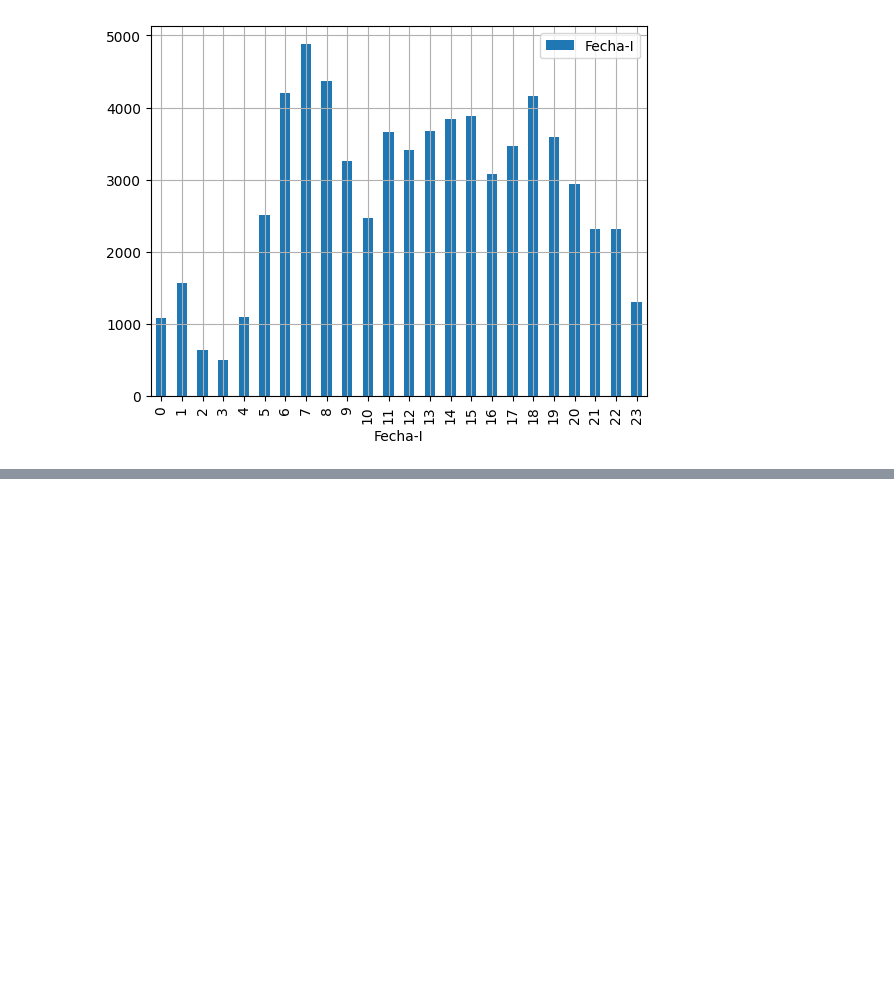
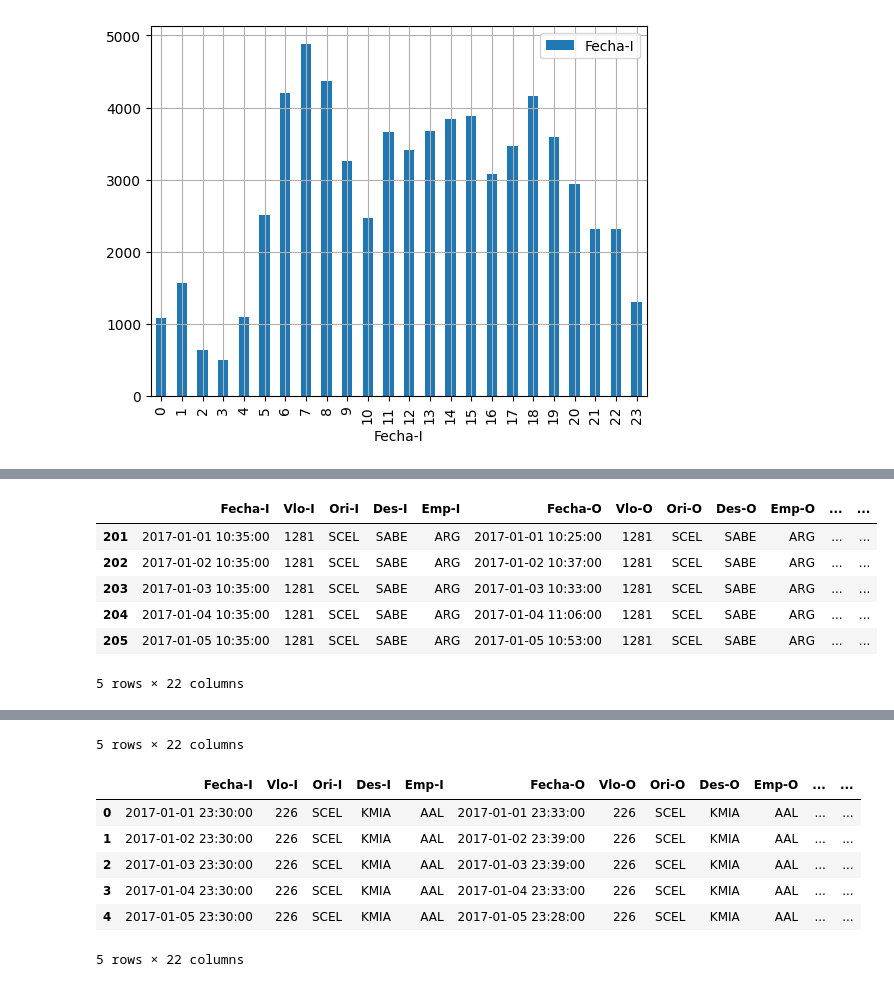
Before and after one commit to AlonsoLetelier/Data-Scientist-Challenge-LATAM, a Jupyter notebook: solutions.ipynb, the cells around one changed output, grey strips where cells are left out. Cells and saved outputs as stored; diff of their text form; code cells hidden in the pictures; blank space fills up the shorter version.

```diff
--- a/solutions.ipynb
+++ b/solutions.ipynb
@@ -301,0 +350,4 @@ Por último, al haber encontrado diferencias entre el areopuerto planificado de
+# %%
+# Define atraso_15
+flight_delay_data['atraso_15'] = (flight_delay_data['dif_min'] > 15).astype('Int8')
+flight_delay_data['atraso_15'].head(10)
@@ -301,0 +366,12 @@ Por último, al haber encontrado diferencias entre el areopuerto planificado de
+# %%
+# Sequentialy add values mañana, tarde y noche.
+morning_condition = (flight_delay_data['Fecha-I'].dt.hour > 4) & (flight_delay_data['Fecha-I'].dt.hour < 12)
+flight_delay_data['periodo_dia'] = morning_condition.replace({True: "mañana"}).copy()
+
+afternoon_condition = (flight_delay_data['Fecha-I'].dt.hour > 11) & (flight_delay_data['Fecha-I'].dt.hour < 19)
+flight_delay_data['periodo_dia'].loc[afternoon_condition] = afternoon_condition.replace({True: "tarde"}).copy()
+
+night_condition = (flight_delay_data['Fecha-I'].dt.hour > 18) | (flight_delay_data['Fecha-I'].dt.hour < 5)
+flight_delay_data['periodo_dia'].loc[night_condition] = night_condition.replace({True: "noche"}).copy()
+
+flight_delay_data['periodo_dia'].unique()
@@ -301,0 +388,12 @@ Por último, al haber encontrado diferencias entre el areopuerto planificado de
+# %%
+display(flight_delay_data[morning_condition].head())
+display(flight_delay_data[afternoon_condition].iloc[10000:10005])
+display(flight_delay_data[night_condition].head())
+# %% [output]
+|  | Fecha-I | Vlo-I | Ori-I | Des-I | Emp-I | Fecha-O | Vlo-O | Ori-O | Des-O | Emp-O | ... | ... |
+| 201 | 2017-01-01 10:35:00 | 1281 | SCEL | SABE | ARG | 2017-01-01 10:25:00 | 1281 | SCEL | SABE | ARG | ... | ... |
+| 202 | 2017-01-02 10:35:00 | 1281 | SCEL | SABE | ARG | 2017-01-02 10:37:00 | 1281 | SCEL | SABE | ARG | ... | ... |
+| 203 | 2017-01-03 10:35:00 | 1281 | SCEL | SABE | ARG | 2017-01-03 10:33:00 | 1281 | SCEL | SABE | ARG | ... | ... |
+| 204 | 2017-01-04 10:35:00 | 1281 | SCEL | SABE | ARG | 2017-01-04 11:06:00 | 1281 | SCEL | SABE | ARG | ... | ... |
+| 205 | 2017-01-05 10:35:00 | 1281 | SCEL | SABE | ARG | 2017-01-05 10:53:00 | 1281 | SCEL | SABE | ARG | ... | ... |
+5 rows × 22 columns
@@ -301,0 +406,8 @@ Por último, al haber encontrado diferencias entre el areopuerto planificado de
+5 rows × 22 columns
+|  | Fecha-I | Vlo-I | Ori-I | Des-I | Emp-I | Fecha-O | Vlo-O | Ori-O | Des-O | Emp-O | ... | ... |
+| 0 | 2017-01-01 23:30:00 | 226 | SCEL | KMIA | AAL | 2017-01-01 23:33:00 | 226 | SCEL | KMIA | AAL | ... | ... |
+| 1 | 2017-01-02 23:30:00 | 226 | SCEL | KMIA | AAL | 2017-01-02 23:39:00 | 226 | SCEL | KMIA | AAL | ... | ... |
+| 2 | 2017-01-03 23:30:00 | 226 | SCEL | KMIA | AAL | 2017-01-03 23:39:00 | 226 | SCEL | KMIA | AAL | ... | ... |
+| 3 | 2017-01-04 23:30:00 | 226 | SCEL | KMIA | AAL | 2017-01-04 23:33:00 | 226 | SCEL | KMIA | AAL | ... | ... |
+| 4 | 2017-01-05 23:30:00 | 226 | SCEL | KMIA | AAL | 2017-01-05 23:28:00 | 226 | SCEL | KMIA | AAL | ... | ... |
+5 rows × 22 columns
```
Also changed, not shown: parts of 12 cells of this notebook, 1 other file.
